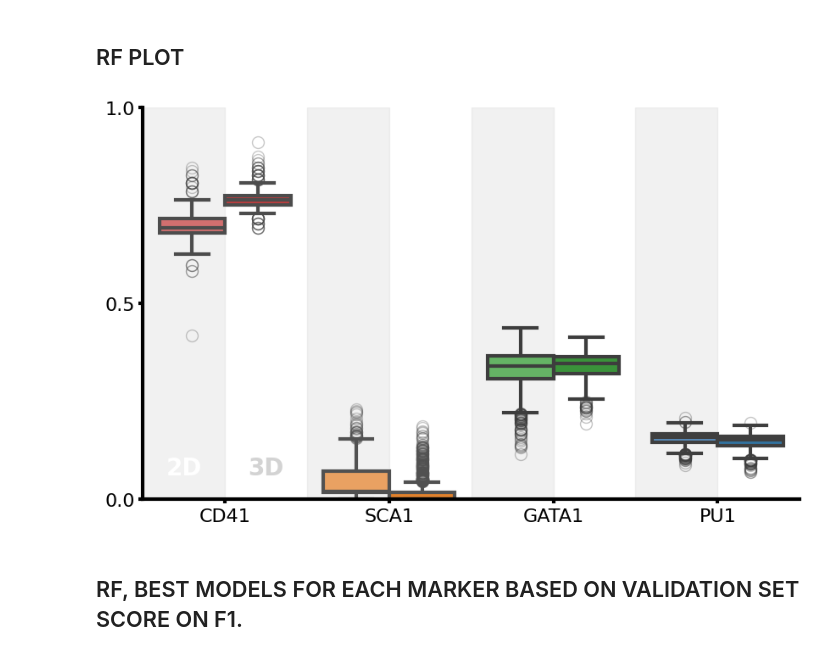
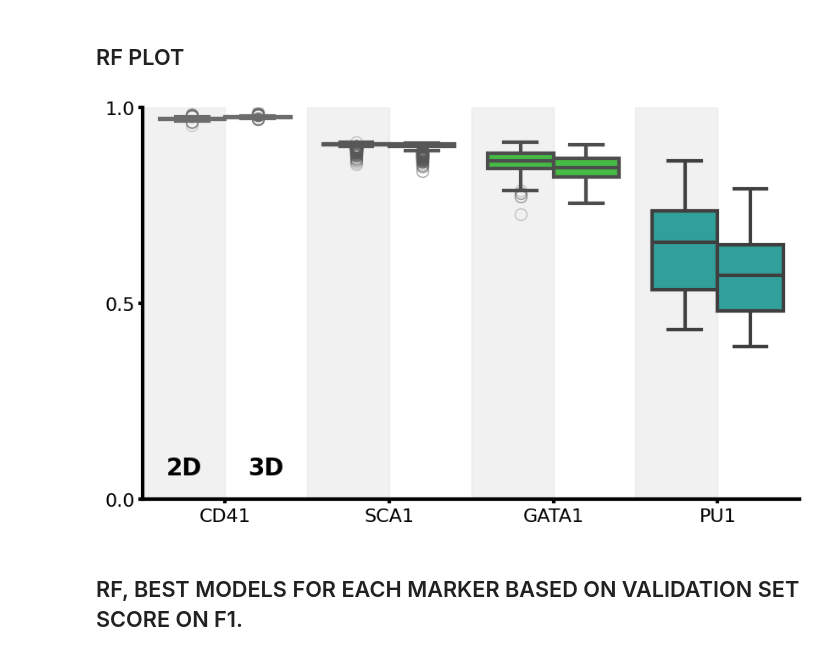
Before and after one commit to dsethz/cell-classification, a Jupyter notebook: Analysis/analyze_baseline.ipynb, the cells around one changed output. Saved outputs shown, nothing was run; the diff lists cells and outputs as text; code cells hidden in the pictures.

```diff
--- a/Analysis/analyze_baseline.ipynb
+++ b/Analysis/analyze_baseline.ipynb
@@ -527,25 +543,94 @@ plot_df = melted_rf_df[melted_rf_df["dataset"] == "val"]
 assert len(plot_df) == len(rf_df) * 4 / 2
 
 # Throw out clutter we dont need for plotting
-# plot_df = plot_df[(plot_df['Metric'] == 'accuracy')] # TODO Change the filtering here to metric of interest.
-plot_df = plot_df[(plot_df['Metric'] == 'f1_score')] # TODO Change the filtering here to metric of interest.
+plot_df = plot_df[(plot_df['Metric'] == 'accuracy')] # TODO Change the filtering here to metric of interest.
+# plot_df = plot_df[(plot_df['Metric'] == 'f1_score')] # TODO Change the filtering here to metric of interest.
 plot_df.drop(columns=['dataset'], inplace=True)
 # Create ColorKey for the markers and Dimension
 plot_df['ColorKey'] = plot_df['Marker'] + "_" + plot_df['Dimension']
 
+# palette = {
+#     "PU1_2D": "#4a8fcf",  # Lighter blue for 2D
+#     "PU1_3D": "#1f77b4",  # Original muted blue for 3D
+
+#     "SCA1_2D": "#ff9f4c", # Lighter orange for 2D
+#     "SCA1_3D": "#ff7f0e", # Original muted orange for 3D
+
+#     "GATA1_2D": "#58c058", # Lighter green for 2D
+#     "GATA1_3D": "#2ca02c", # Original muted green for 3D
+
+#     "CD41_2D": "#e15f5f", # Lighter red for 2D
+#     "CD41_3D": "#d62728"  # Original muted red for 3D
+# }
+
 palette = {
-    "PU1_2D": "#4a8fcf",  # Lighter blue for 2D
-    "PU1_3D": "#1f77b4",  # Original muted blue for 3D
+    "PU1_2D": "#008b8b",  #
+    "PU1_3D": "#008b8b",  #
 
-    "SCA1_2D": "#ff9f4c", # Lighter orange for 2D
-    "SCA1_3D": "#ff7f0e", # Original muted orange for 3D
+    "SCA1_2D": "#00008b", #
+    "SCA1_3D": "#00008b", #
 
-    "GATA1_2D": "#58c058", # Lighter green for 2D
-    "GATA1_3D": "#2ca02c", # Original muted green for 3D
+    "GATA1_2D": "#006400", #
+    "GATA1_3D": "#006400", #
 
-    "CD41_2D": "#e15f5f", # Lighter red for 2D
-    "CD41_3D": "#d62728"  # Original muted red for 3D
+    "CD41_2D": "#ff1493", #
+    "CD41_3D": "#ff1493"  #
 }
+
+palette = {
+    "PU1_2D": "#20b2aa",       # dark cyan
+    "PU1_3D": "#20b2aa",       # lighter cyan
+
+    "SCA1_2D": "#4169e1",      # dark blue
+    "SCA1_3D": "#4169e1",      # royal blue (lighter)
+
+    "GATA1_2D": "#32cd32",     # dark green
+    "GATA1_3D": "#32cd32",     # lime green (lighter)
+
+    "CD41_2D": "#ff69b4",      # dark pink
+    "CD41_3D": "#ff69b4"       # hot pink (lighter)
+}
+
+palette = {
+    "PU1_2D": "#20b2aa",      # lighter cyan for both 2D and 3D
+    "PU1_3D": "#20b2aa",
+
+    "SCA1_2D": "#4169e1",     # royal blue for both 2D and 3D
+    "SCA1_3D": "#4169e1",
+
+    "GATA1_2D": "#32cd32",    # lime green for both 2D and 3D
+    "GATA1_3D": "#32cd32",
+
+    "CD41_2D": "#ff69b4",     # hot pink for both 2D and 3D
+    "CD41_3D": "#ff69b4",
+
+    "None_2D": "#ffffff",     # white for no markers, both 2D and 3D
+    "None_3D": "#ffffff"
+}
+
+
+# palette = {
+#     "PU1": "#008b8b",       # dark cyan
+#     "SCA1": "#00008b",      # dark green
+#     "GATA1": "#006400",     # dark blue
+#     "CD41": "#ff1493",      # dark pink
+#     "None": "#ffffff"       # white for no markers
+# }
+
+# palette = {
+#     "PU1_2D": "lightcyan",   # Lighter cyan for 2D
+#     "PU1_3D": "cyan",        # Cyan for 3D
+
+#     "SCA1_2D": "lightgreen", # Lighter green for 2D
+#     "SCA1_3D": "green",      # Green for 3D
+
+#     "GATA1_2D": "lightblue", # Lighter blue for 2D
+#     "GATA1_3D": "darkblue",  # Dark blue for 3D
+
+#     "CD41_2D": "lightcoral", # Lighter pink for 2D
+#     "CD41_3D": "pink"         # Red for 3D
+# }
+
 
 fig, ax = plt.subplots(figsize=(10, 6))
 
@@ -554,8 +639,8 @@ ax.axvspan(xmin=.5, xmax=1, color='lightgrey', alpha=0.3)  # Adjust x-range for
 ax.axvspan(xmin=-.5, xmax=0, color='lightgrey', alpha=0.3)  # Adjust x-range for shading as needed
 ax.axvspan(xmin=1.5, xmax=2, color='lightgrey', alpha=0.3)  # Adjust x-range for shading as needed
 ax.axvspan(xmin=2.5, xmax=3, color='lightgrey', alpha=0.3)  # Adjust x-range for shading as needed
-plt.text(-.25, 0.05, '2D', color='white', fontsize=20, weight='bold', ha='center', va='bottom')
-plt.text(.25, 0.05, '3D', color='lightgrey', fontsize=20, weight='bold', ha='center', va='bottom')
+plt.text(-.25, 0.05, '2D', color='black', fontsize=20, weight='bold', ha='center', va='bottom')
+plt.text(.25, 0.05, '3D', color='black', fontsize=20, weight='bold', ha='center', va='bottom')
 
 # print(plot_df['Marker'].unique())   # ['PU1' 'SCA1' 'GATA1' 'CD41']
 
@@ -589,39 +674,34 @@ for key in ['CD41', 'SCA1', 'GATA1', 'PU1']:
 plt.yticks([0, 0.5, 1])  # Set y-ticks to 0, 0.5, and 1
 # Set limits for y-axis
 plt.ylim(0, 1)
 
 # Remove the grid
 plt.grid(False)
 
 # Thicker axes and ticks
 ax = plt.gca()  # Get current axes
 ax.spines['top'].set_linewidth(0)
 ax.spines['right'].set_linewidth(0)
 ax.spines['left'].set_linewidth(3)
 ax.spines['bottom'].set_linewidth(3)
 ax.tick_params(axis='both', width=3)  # Set tick width
-
 plt.legend().set_visible(False) # Remove legend
 
 # Remove x-axis and y-axis label
 plt.xlabel('')
 plt.ylabel('')
 
 # Set fontsize for x and y ticks
 plt.xticks(fontsize=16)
 plt.yticks(fontsize=16)
 
 # Set spine colors to black
 ax.spines['left'].set_color('black')
 ax.spines['bottom'].set_color('black')
 
-# Change resolution to 300 dpi
-# plt.savefig(os.path.join(output_folder, "rf_2d_3d_acc.png"), dpi=300, bbox_inches='tight')
-# plt.savefig(os.path.join(output_folder, "rf_2d_3d_f1.png"), dpi=300, bbox_inches='tight')
-
 plt.show()
 # %% [output]
-[figure, old version]
+[figure, new version]
 # %% [markdown]
 ## RF, BEST MODELS FOR EACH MARKER BASED ON VALIDATION SET SCORE ON F1.
 # %%
```
Also changed, not shown: parts of 2 cells of this notebook, 9 other files.
